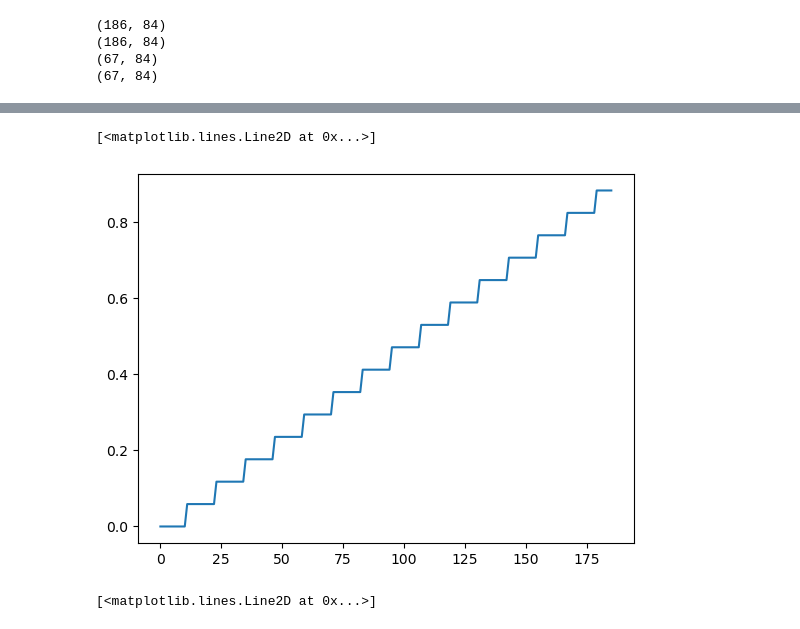
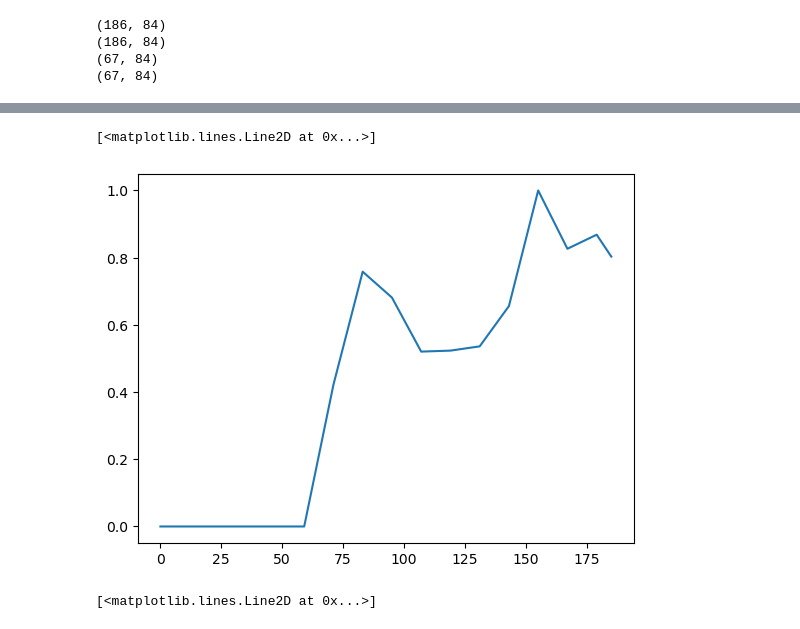
Before and after one commit to hlu109/math462_project, a Jupyter notebook: scripts/linear_regression.ipynb, the cells around one changed output, grey strips where cells are left out. Drawn from its saved outputs; the diff is of its cells as text; code cells hidden in the pictures.

```diff
--- a/scripts/linear_regression.ipynb
+++ b/scripts/linear_regression.ipynb
@@ -26,10 +23,14 @@ monthly_data = utils.load_interpolated_data()
 
 area_data = utils.get_area(monthly_data, area)
 cols = [
-    'average_price', 'year', 'month',
+    'average_price',
+    'year',
+    'month',
     # 'average_price_d1',
     'median_salary',
-    'population_size', 'number_of_jobs', 'no_of_houses'
+    'population_size',
+    'number_of_jobs',
+    'no_of_houses'
 ]  # w no nans
 
 # cols = ['average_price', 'seconds']
@@ -129,13 +153,16 @@ Text(0.5, 1.0, 'Deg. 2 Polynomial Regression Predictions')
 # %% [markdown]
 #### data
 # %%
-lookback=12
-lookforward=12
+lookback = 12
+lookforward = 12
 
-train_df, test_df, X_train, y_train, X_test, y_test, scaler = utils.format_data_for_forecasting(area_data, cols, lookback, lookforward)
+train_df, test_df, X_train, y_train, X_test, y_test, scaler = utils.format_data_for_forecasting(
+    area_data, cols, lookback, lookforward)
 
-X_train = X_train.reshape((X_train.shape[0], X_train.shape[1] * X_train.shape[2]))
-y_train = y_train.reshape((y_train.shape[0], y_train.shape[1] * y_train.shape[2]))
+X_train = X_train.reshape(
+    (X_train.shape[0], X_train.shape[1] * X_train.shape[2]))
+y_train = y_train.reshape(
+    (y_train.shape[0], y_train.shape[1] * y_train.shape[2]))
 X_test = X_test.reshape((X_test.shape[0], X_test.shape[1] * X_test.shape[2]))
 y_test = y_test.reshape((y_test.shape[0], y_test.shape[1] * y_test.shape[2]))
 # %%
@@ -151,10 +188,10 @@ print(y_test.shape)  # (num samples, lookforward time steps, features)
 # %%
-plt.plot(X_train[:, 8])
-# so the second index % 8 indicates the feature
-# and the second index // 8 indicates the timestep forward or backward of the feature
+plt.plot(X_train[:, 4])
+# so the second index % 6 indicates the feature
+# and the second index // 6 indicates the timestep forward or backward of the feature
 # %% [output]
 [<matplotlib.lines.Line2D at 0x...>]
-[figure, old version]
+[figure, new version]
 # %%
 plt.plot(X_train[:, 0])
 # %% [output]
```
Also changed, not shown: parts of 13 cells of this notebook, 5 other files.
